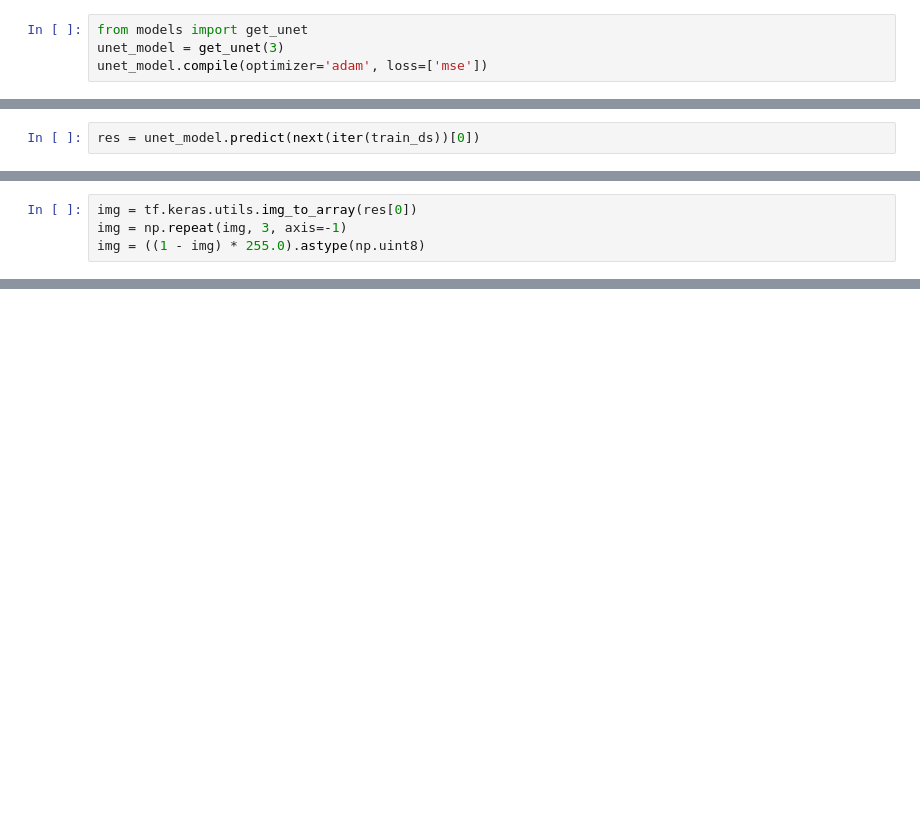
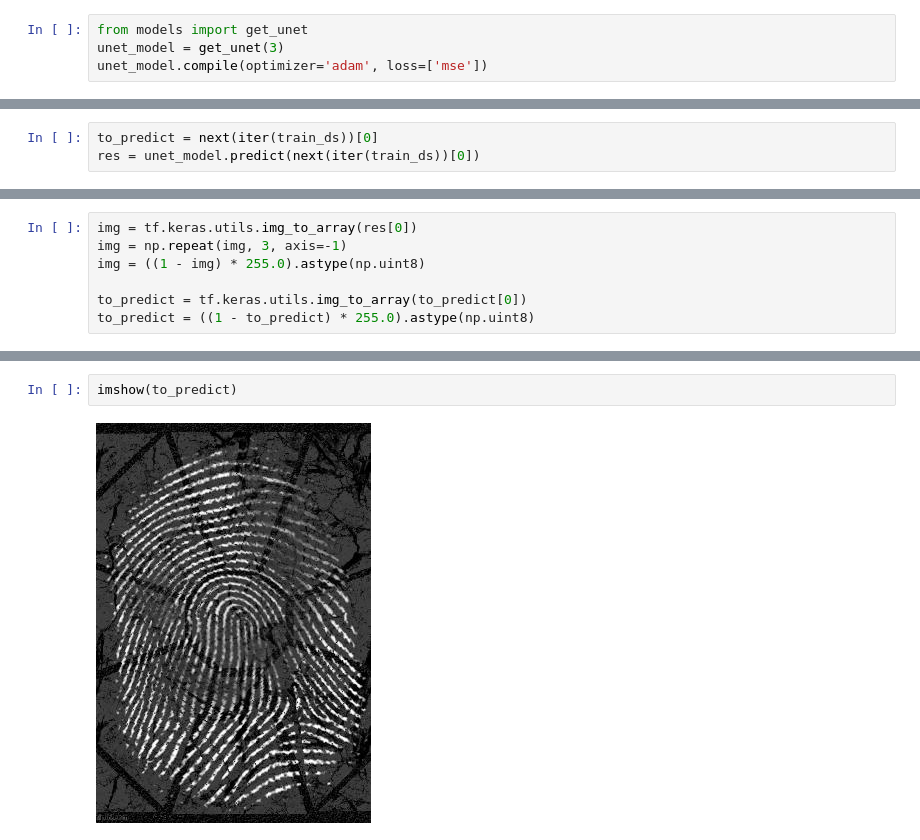
Before and after one commit to siemieniuk/fingerprint-inpainting, a Jupyter notebook: data_exploration.ipynb, the cells around one changed output, grey strips where cells are left out. Saved outputs shown, nothing was run; the diff lists cells and outputs as text; blank space fills up the shorter version.

```diff
--- a/data_exploration.ipynb
+++ b/data_exploration.ipynb
@@ -85,3 +106,4 @@ Epoch 3/3
 # %%
+to_predict = next(iter(train_ds))[0]
 res = unet_model.predict(next(iter(train_ds))[0])
 # %% [output]
@@ -90,6 +112,9 @@ res = unet_model.predict(next(iter(train_ds))[0])
 img = tf.keras.utils.img_to_array(res[0])
 img = np.repeat(img, 3, axis=-1)
 img = ((1 - img) * 255.0).astype(np.uint8)
+
+to_predict = tf.keras.utils.img_to_array(to_predict[0])
+to_predict = ((1 - to_predict) * 255.0).astype(np.uint8)
 # %%
 imshow(img)
 # %% [output]
@@ -96,0 +122,4 @@ imshow(img)
+# %%
+imshow(to_predict)
+# %% [output]
+[figure, added]
```
Also changed, not shown: parts of 6 cells of this notebook.
